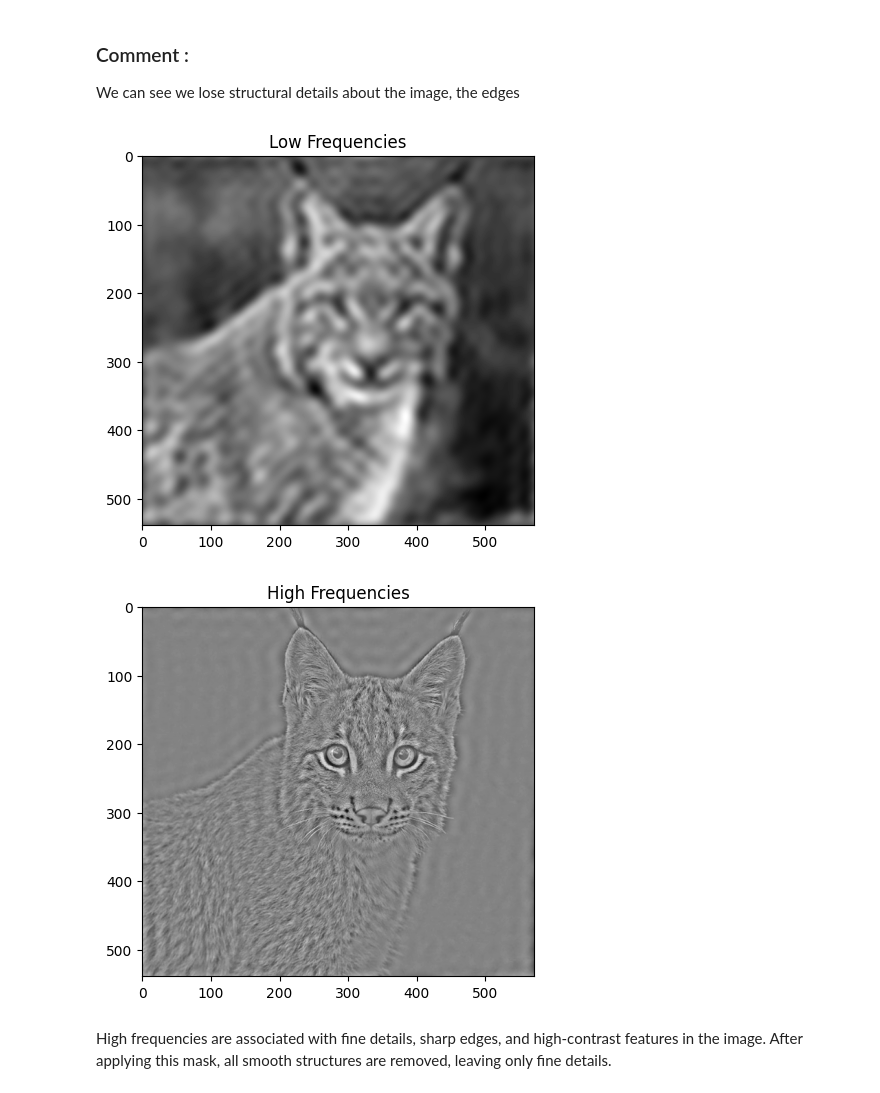
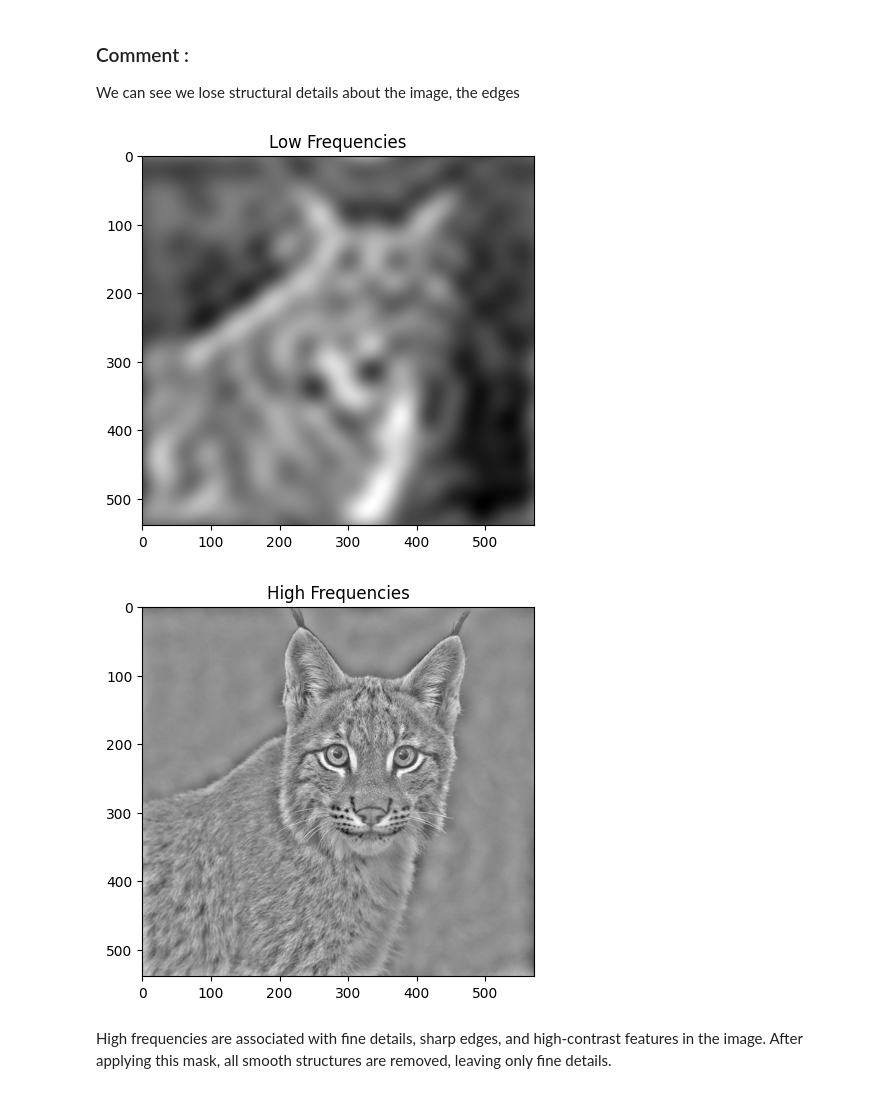
Before and after one commit to Wissemamr/Shape_recognition_and_image_analysis, a Jupyter notebook: LAB4/exo1.ipynb, the cells around one changed output. Drawn from its saved outputs; the diff is of its cells as text; code cells hidden in the pictures.

```diff
--- a/LAB4/exo1.ipynb
+++ b/LAB4/exo1.ipynb
@@ -18,7 +19,7 @@ img.shape
 import scipy
 
 # scipy.fft is more comprehensive than np.fft
-dft = scipy.fft.fft2(img)
+dft = np.fft.fft2(img)
 magnitude_spectrum = np.abs(dft)
 phase_spectrum = np.angle(dft)
 # %% [markdown]
@@ -140,21 +141,21 @@ We can see we lose structural details about the image, the edges
 # %%
 rows, cols = img.shape
 crow, ccol = rows // 2, cols // 2
 # mask for low frequencies
 low_pass_mask = np.zeros((rows, cols), np.uint8)
-t = 20  # teh size of the sauare low freq region t x t
+t = 10  # teh size of the sauare low freq region t x t
 # the mask isolates low freqs by keeping the values near the center (DC component and surrounding frequencies) while setting the rest to 0.
 low_pass_mask[crow - t : crow + t, ccol - t : ccol + t] = 1
 # apply the conv mask
 low_pass_dft = dft_shift * low_pass_mask
 # IDFT
 low_pass_image = np.fft.ifft2(np.fft.ifftshift(low_pass_dft)).real
 # we apply a low pass filterh equiv to smoothing
 plt.imshow(low_pass_image, cmap="gray")
 plt.title("Low Frequencies")
 plt.show()
 # %% [output]
-[figure, old version]
+[figure, new version]
 # %%
 # mask the high freqs an dapply conv mask
 high_pass_mask = 1 - low_pass_mask
@@ -165,7 +166,7 @@ plt.imshow(high_pass_image, cmap="gray")
 plt.title("High Frequencies")
 plt.show()
 # %% [output]
-[figure, old version]
+[figure, new version]
 # %% [markdown]
 High frequencies are associated with fine details, sharp edges, and high-contrast features in the image. After applying this mask, all smooth structures are removed, leaving only fine details.
 # %% [markdown]
```
Also changed, not shown: parts of 2 cells of this notebook, 1 other file.
